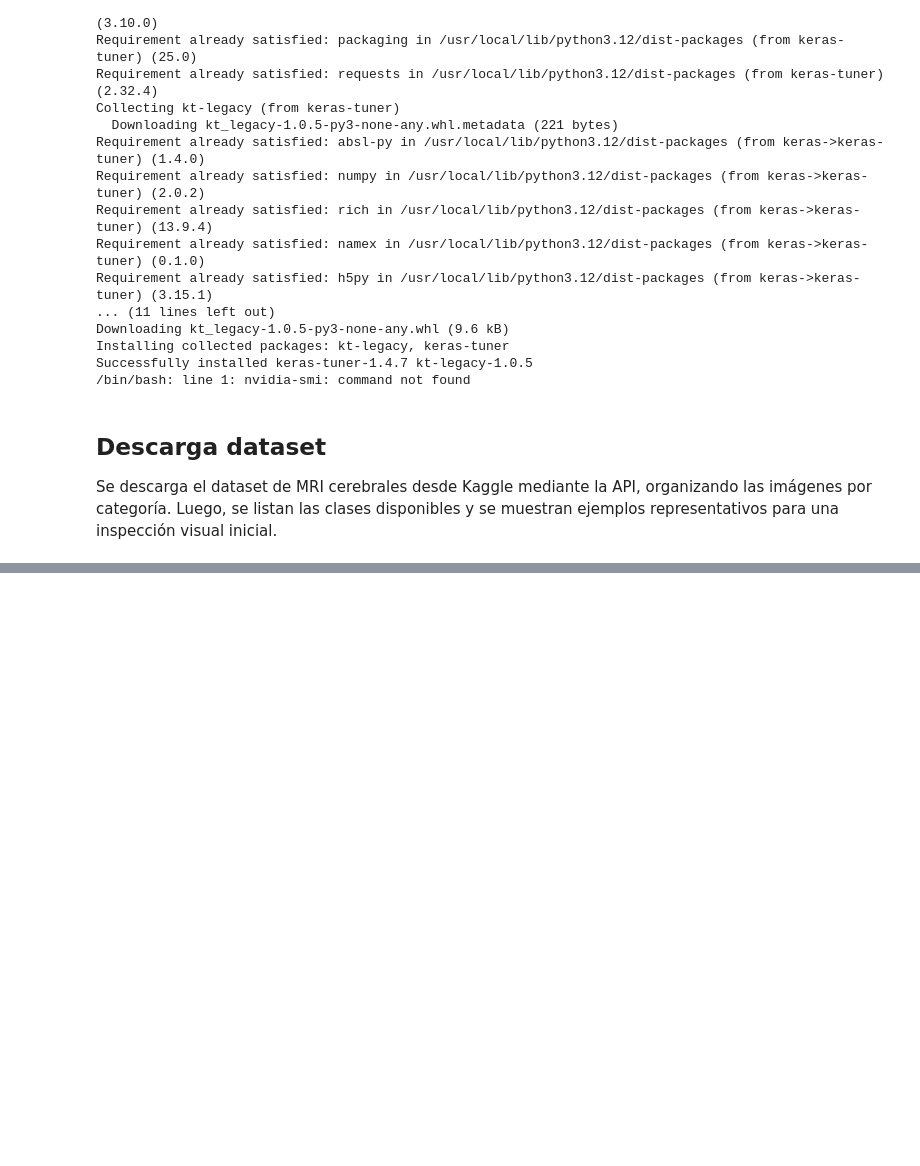
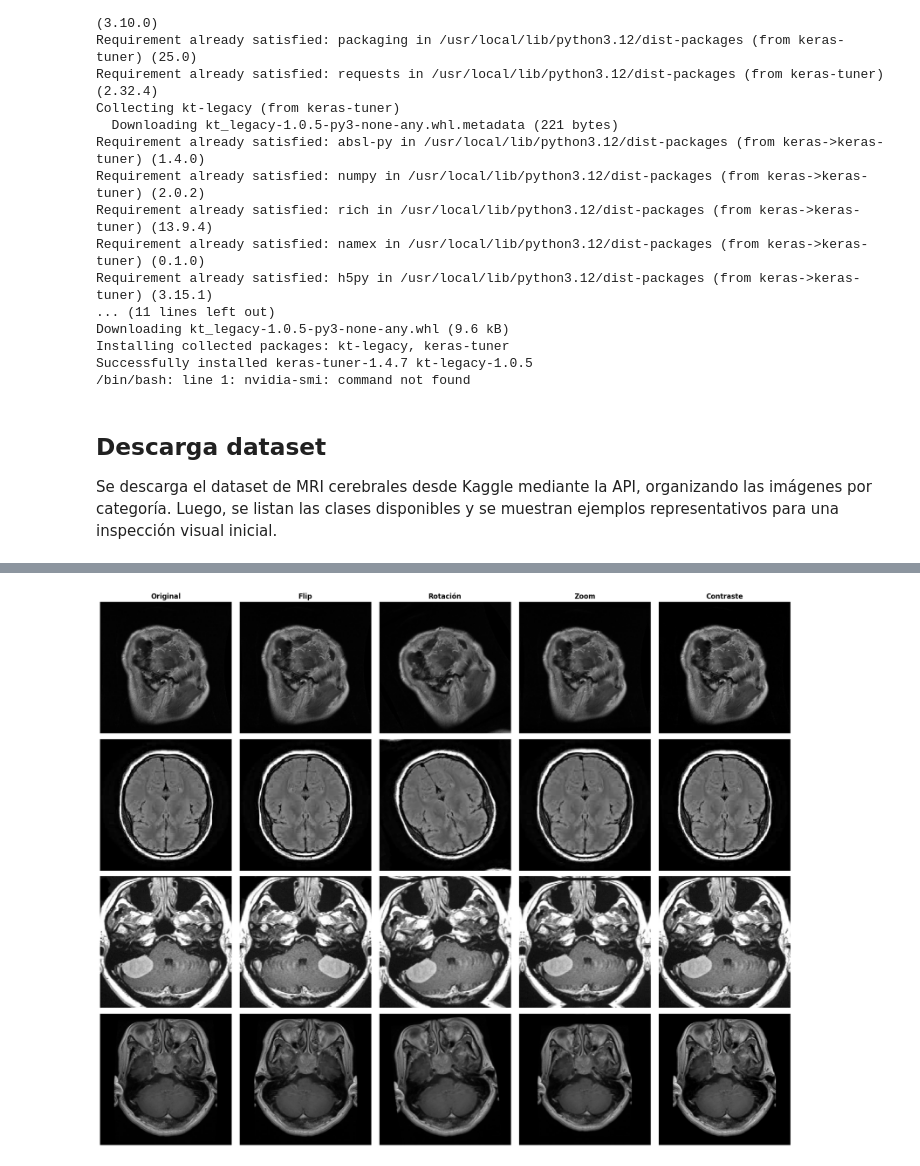
Before and after one commit to katterine2558/mri-tumor-detection-cnn, a Jupyter notebook: mri_tumor_detection_cnn.ipynb, the cells around one changed output, grey strips where cells are left out. Drawn from its saved outputs; the diff is of its cells as text; code cells hidden in the pictures; blank space fills up the shorter version.

```diff
--- a/mri_tumor_detection_cnn.ipynb
+++ b/mri_tumor_detection_cnn.ipynb
@@ -255,3 +318,76 @@ get_images_size(base_dir)
+# %%
+# ==========================================================
+# VISUALIZACIÓN DEL DATA AUGMENTATION (EJEMPLOS ILUSTRATIVOS)
+# ==========================================================
+def visualize_data_augmentation(base_dir: str, image_size=(224,224)):
+    """
+    Muestra una grilla con una imagen original y las transformaciones de
+    data augmentation aplicadas (flip, rotación, zoom, contraste)
+    para cada clase.
+    """
+
+    # Capas de augmentación (idénticas a las del modelo)
+    aug_flip = tf.keras.layers.RandomFlip("horizontal")
+    aug_rotation = tf.keras.layers.RandomRotation(0.08)
+    aug_zoom = tf.keras.layers.RandomZoom(0.1)
+    aug_contrast = tf.keras.layers.RandomContrast(0.2)
+
+    transformations = [
+        ("Original", lambda x: x),
+        ("Flip", aug_flip),
+        ("Rotación", aug_rotation),
+        ("Zoom", aug_zoom),
+        ("Contraste", aug_contrast),
+    ]
+
+    # Clases ordenadas
+    class_names = sorted([
+        d for d in os.listdir(base_dir)
+        if os.path.isdir(os.path.join(base_dir, d))
+    ])
+
+    n_rows = len(class_names)
+    n_cols = len(transformations)
+
+    fig, axes = plt.subplots(n_rows, n_cols, figsize=(3.5*n_cols, 3.5*n_rows))
+    if n_rows == 1:
+        axes = np.expand_dims(axes, axis=0)  # asegura 2D
+
+    for i, cls in enumerate(class_names):
+        # Seleccionar una imagen aleatoria
+        cls_path = os.path.join(base_dir, cls)
+        candidates = [f for f in os.listdir(cls_path) if f.lower().endswith(('.png','.jpg','.jpeg'))]
+        if not candidates:
+            continue
+        img_path = os.path.join(cls_path, random.choice(candidates))
+
+        # Cargar y preparar la imagen
+        img = tf.keras.utils.load_img(img_path, target_size=image_size)
+        img_array = tf.keras.utils.img_to_array(img)
+        img_array = np.array(img_array, dtype=np.float32) / 255.0
+        img_batch = tf.expand_dims(img_array, 0)
+
+        for j, (name, transform) in enumerate(transformations):
+            ax = axes[i, j]
+            if name == "Original":
+                aug_img = img_array
+            else:
+                aug_img = transform(img_batch, training=True)[0].numpy().astype(np.float32)
+
+            ax.imshow(np.clip(aug_img, 0, 1))
+            if i == 0:
+                ax.set_title(name, fontsize=12, fontweight='bold')
+            if j == 0:
+                ax.set_ylabel(cls.capitalize(), fontsize=12, rotation=0, labelpad=60)
+            ax.axis("off")
+
+    plt.tight_layout()
+    plt.show()
+
+# Ejecutar
+visualize_data_augmentation(base_dir, image_size=(image_size[0], image_size[1]))
+# %% [output]
+[figure, added]
 # %%
 # ==========================================================
 # TRAIN-VAL-TEST DIVISION (70-20-10)
```
Also changed, not shown: parts of 9 cells of this notebook.
